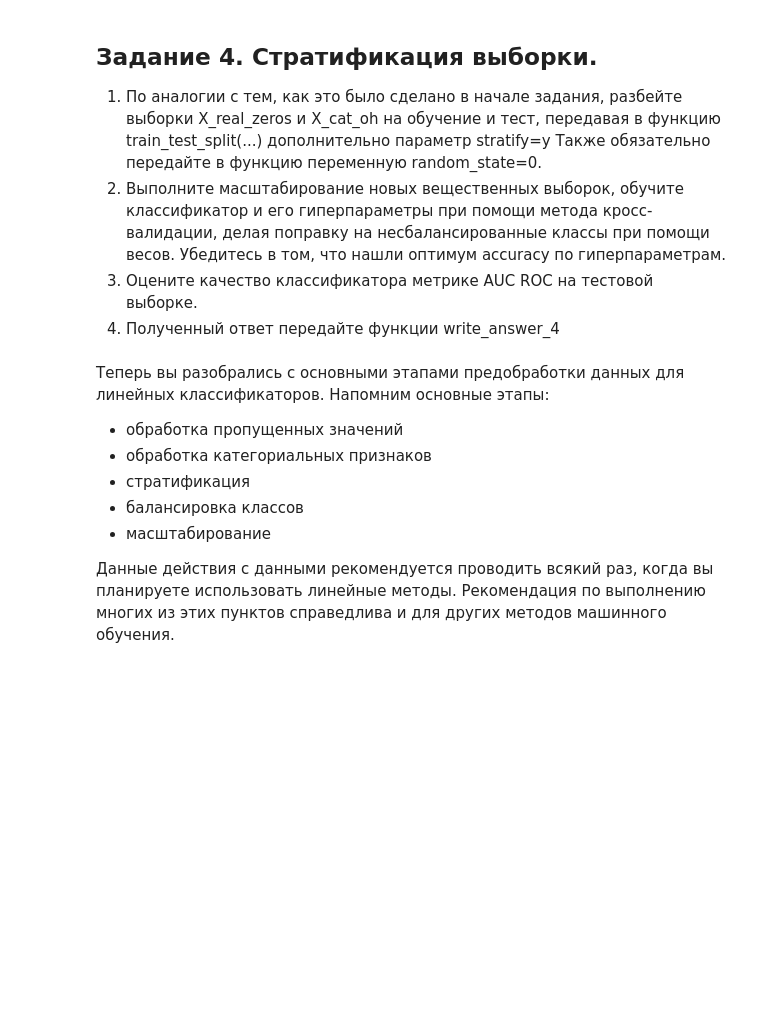
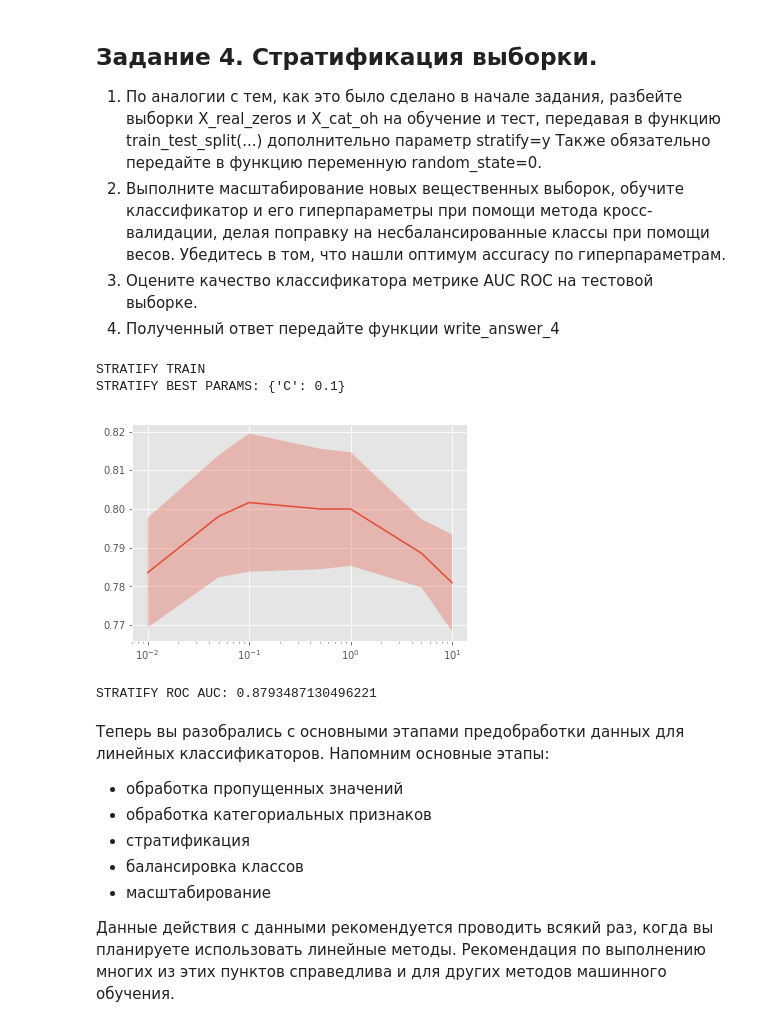
Before and after one commit to l0kix2/coursera-mlda-yandex, a Jupyter notebook: 02_supervised_learning/week3/Preprocessing_LR.ipynb, the cells around one changed output. Saved outputs shown, nothing was run; the diff lists cells and outputs as text; code cells hidden in the pictures; blank space fills up the shorter version.

```diff
--- a/02_supervised_learning/week3/Preprocessing_LR.ipynb
+++ b/02_supervised_learning/week3/Preprocessing_LR.ipynb
@@ -319,7 +317,7 @@ def print_results(optimizer, mark='*'):
     plot_scores(optimizer)
 
 def calc_roc_auc(optimizer, features_test, targets_test, mark='*'):
-    targets_predicted = optimizer.predict(features_test)
+    targets_predicted = optimizer.predict_proba(features_test)[:, 1]
     score = roc_auc_score(targets_test, targets_predicted)
     print mark, 'ROC AUC:', score
     return score
@@ -412,9 +410,13 @@ $$ x^{scaled}_{id} = \dfrac{x_{id} - \mu_d}{\sigma_d}, \quad \mu_d = \frac{1}{N}
 # %%
 from sklearn.preprocessing import StandardScaler
 
-scaler = StandardScaler()
-X_train_real_scaled = scaler.fit_transform(X_train_real_zeros)
-X_test_real_scaled = scaler.transform(X_test_real_zeros)
+def scale(train, test):
+    scaler = StandardScaler()
+    train_scaled = scaler.fit_transform(train)
+    test_scaled = scaler.transform(test)
+    return train_scaled, test_scaled
+X_train_real_scaled, X_test_real_scaled = scale(X_train_real_zeros, X_test_real_zeros)
+# X_train_real_scaled, X_test_real_scaled = scale(X_train_real_mean, X_test_real_mean)
 # %% [markdown]
 ## Сравнение признаковых пространств.
 # %% [markdown]
@@ -639,3 +635,45 @@ def write_answer_4(auc):
+# %%
+def write_answer_4(auc):
+    with open("preprocessing_lr_answer4.txt", "w") as fout:
+        fout.write(str(auc))
+
+(X_train_real_zeros_st,
+ X_test_real_zeros_st,
+ y_train_st, y_test_st) = split(X_real_zeros, y, stratify=y)
+
+(X_train_cat_oh_st,
+ X_test_cat_oh_st) = split(X_cat_oh, stratify=y)
+# 0.8413167544867873
+# (X_train_real_zeros_st,
+#  X_test_real_zeros_st,
+#  y_train_st,
+#  y_test_st) = train_test_split(X_real_zeros, y, test_size = 0.3, random_state = 0, stratify = y)
+
+# (X_train_cat_oh_st,
+#  X_test_cat_oh_st) = train_test_split(X_cat_oh, test_size = 0.3, random_state = 0, stratify = y)
+
+X_train_real_scaled_st, X_test_real_scaled_st = scale(X_train_real_zeros_st, X_test_real_zeros_st)
+# scaler = StandardScaler()
+# X_train_real_scaled_st = scaler.fit_transform(X_train_real_zeros_st)
+# X_test_real_scaled_st = scaler.transform(X_test_real_zeros_st)
+
+X_train_st = np.hstack([X_train_real_scaled_st, X_train_cat_oh_st])
+X_test_st = np.hstack([X_test_real_scaled_st, X_test_cat_oh_st])
+
+auc_zeros = train_and_analyze(
+    features=X_train_st,
+    targets=y_train_st,
+    features_test=X_test_st,
+    targets_test=y_test_st,
+    mark='STRATIFY',
+    regressor_params={'class_weight': 'balanced'},
+)
+write_answer_4(auc_zeros)
+# %% [output]
+STRATIFY TRAIN
+STRATIFY BEST PARAMS: {'C': 0.1}
+[figure, added]
+STRATIFY ROC AUC: 0.8793487130496221
 # %% [markdown]
 Теперь вы разобрались с основными этапами предобработки данных для линейных классификаторов.
 Напомним основные этапы:
```
Also changed, not shown: parts of 12 cells of this notebook, 6 other files.
